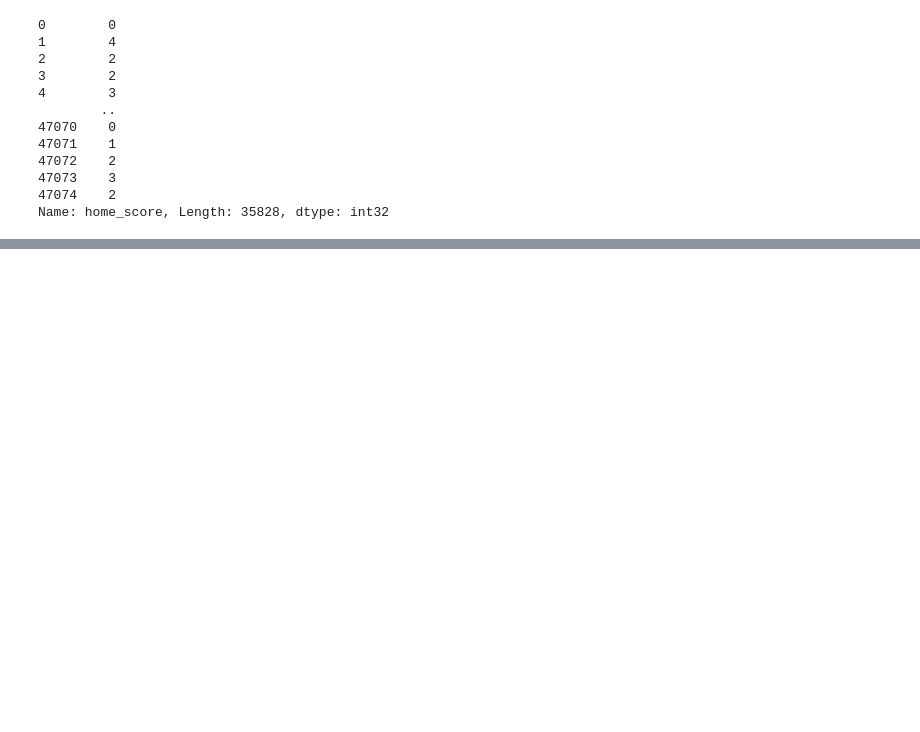
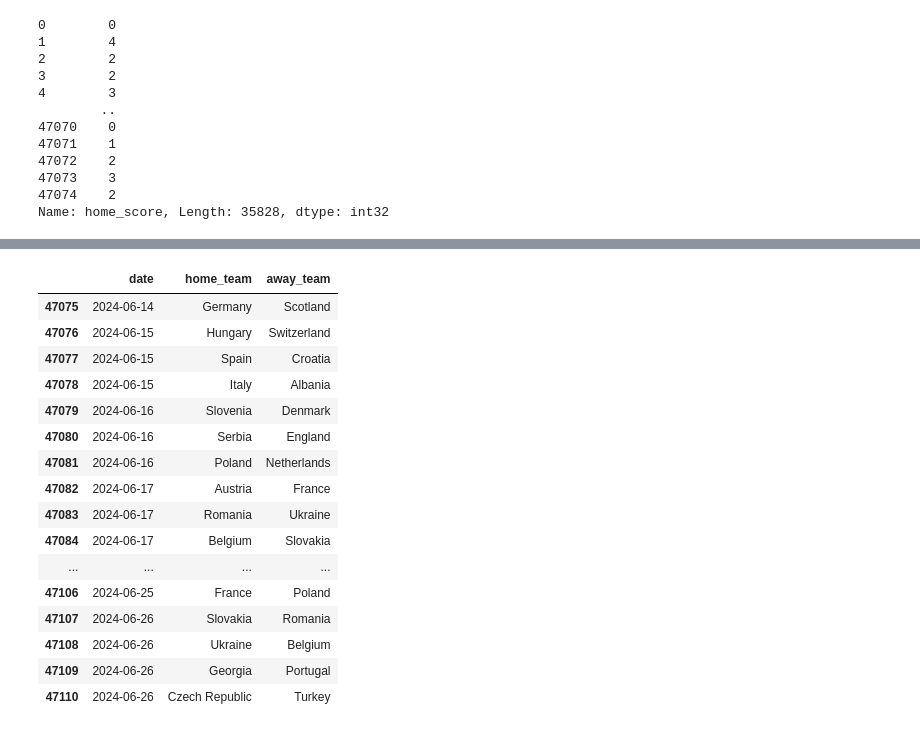
Before and after one commit to NiklasSeitherDHBW/Fussballergebnisse, a Jupyter notebook: Carlo_Model.ipynb, the cells around one changed output, grey strips where cells are left out. Cells and saved outputs as stored; diff of their text form; code cells hidden in the pictures; blank space fills up the shorter version.

```diff
--- a/Carlo_Model.ipynb
+++ b/Carlo_Model.ipynb
@@ -294,0 +526,2 @@ If the model instance has been used for another fit with different fit parameter
+# %%
+df_em2024 = pd.read_pickle("df_em2024.pkl")
@@ -294,0 +534,20 @@ If the model instance has been used for another fit with different fit parameter
+# %%
+df_em2024.drop(columns=['away_score','home_score','winning_continent','away_continent','winning_country','home_continent',"city","country",'tournament',"neutral"])
+# %% [output]
+|  | date | home_team | away_team |
+| 47075 | 2024-06-14 | Germany | Scotland |
+| 47076 | 2024-06-15 | Hungary | Switzerland |
+| 47077 | 2024-06-15 | Spain | Croatia |
+| 47078 | 2024-06-15 | Italy | Albania |
+| 47079 | 2024-06-16 | Slovenia | Denmark |
+| 47080 | 2024-06-16 | Serbia | England |
+| 47081 | 2024-06-16 | Poland | Netherlands |
+| 47082 | 2024-06-17 | Austria | France |
+| 47083 | 2024-06-17 | Romania | Ukraine |
+| 47084 | 2024-06-17 | Belgium | Slovakia |
+| ... | ... | ... | ... |
+| 47106 | 2024-06-25 | France | Poland |
+| 47107 | 2024-06-26 | Slovakia | Romania |
+| 47108 | 2024-06-26 | Ukraine | Belgium |
+| 47109 | 2024-06-26 | Georgia | Portugal |
+| 47110 | 2024-06-26 | Czech Republic | Turkey |
```
Also changed, not shown: parts of 29 cells of this notebook, 2 other files.
